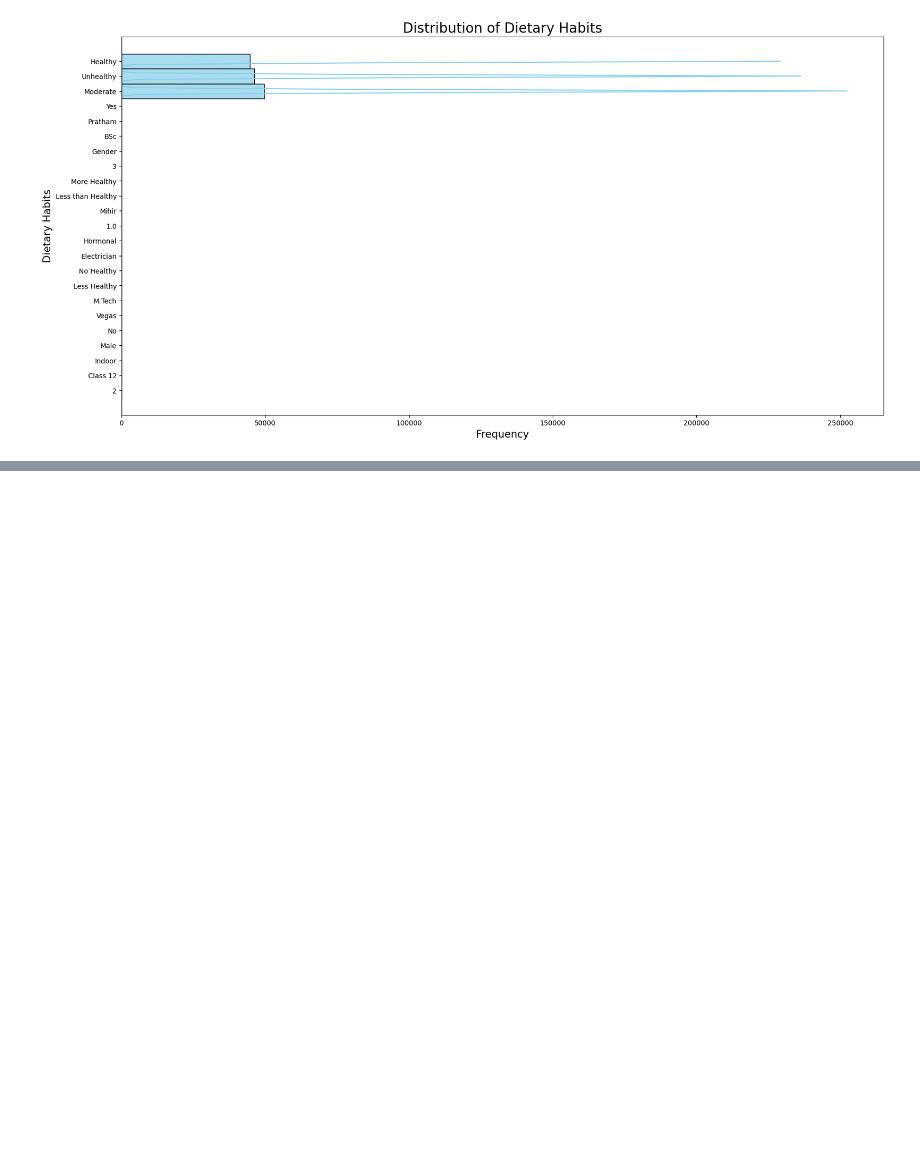
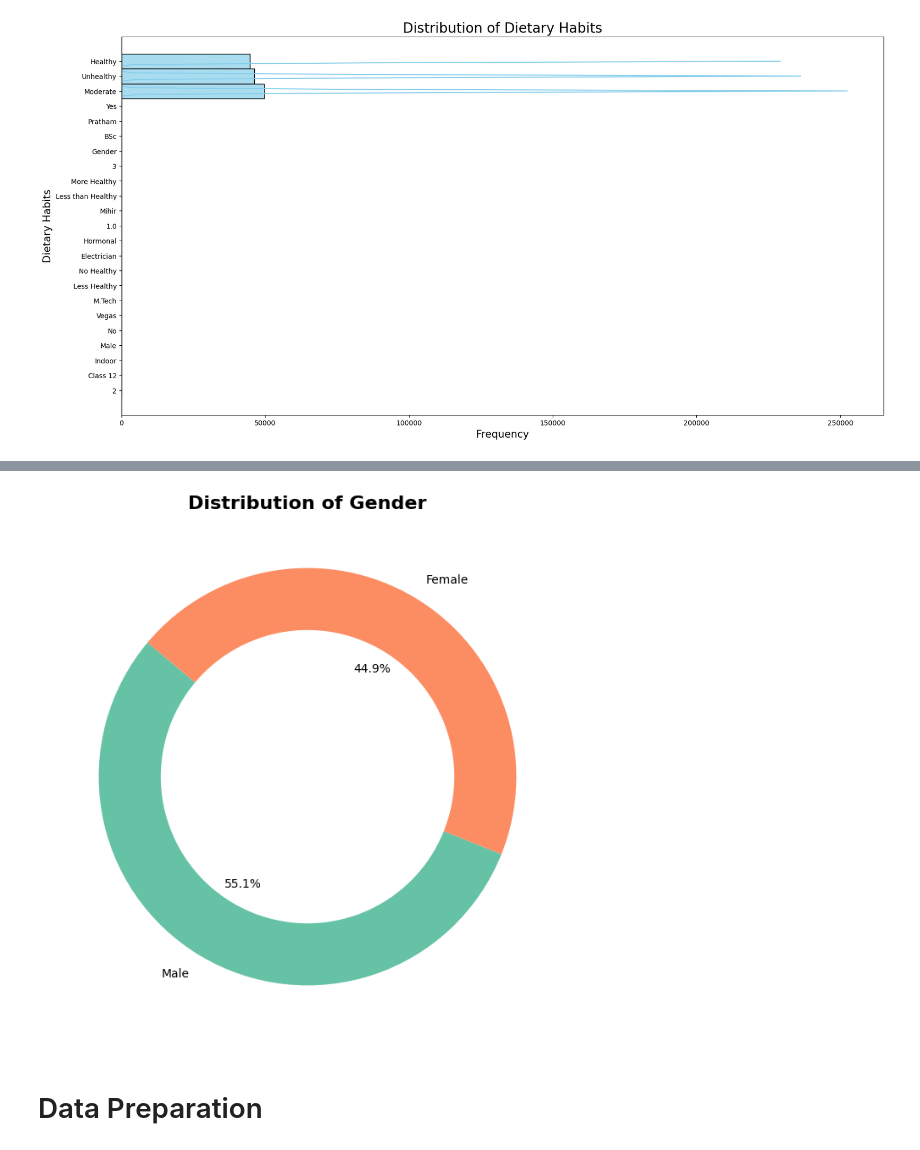
Before and after one commit to lalitssonawane/-Digital-Music-Store-Data-Analysis-using-SQL, a Jupyter notebook: mental-health-prediction-94-accuracy.ipynb, the cells around one changed output, grey strips where cells are left out. Drawn from its saved outputs; the diff is of its cells as text; code cells hidden in the pictures; blank space fills up the shorter version.

```diff
--- a/mental-health-prediction-94-accuracy.ipynb
+++ b/mental-health-prediction-94-accuracy.ipynb
@@ -2171,0 +2225,4 @@ plt.show()
+# %%
+# Fill any unmapped values with a default category or median
+df['Dietary Habits'].fillna(3, inplace=True)  # Example: filling with 'Moderate'
+test['Dietary Habits'].fillna(3, inplace=True)
@@ -2171,0 +2274,3 @@ plt.show()
+# %%
+df.fillna({'Degree': 'Unknown'}, inplace=True)
+test.fillna({'Degree': 'Unknown'}, inplace=True)
@@ -2171,0 +2322,19 @@ plt.show()
+# %%
+def plot_gender_distribution(column_name, data):
+    gender_counts = data.value_counts()
+    colors = ['#66c2a5', '#fc8d62', '#8da0cb', '#e78ac3']  # Custom colors for aesthetic
+
+    # Plot as a donut chart
+    plt.figure(figsize=(8, 8))
+    plt.pie(gender_counts, labels=gender_counts.index, autopct='%1.1f%%', startangle=140, colors=colors)
+    # Donut hole
+    plt.gca().add_artist(plt.Circle((0, 0), 0.70, color='white'))
+    plt.title(f'Distribution of {column_name}', fontsize=16, weight='bold')
+    plt.show()
+
+# Call the function
+plot_gender_distribution('Gender', df['Gender'])
+# %% [output]
+[figure, added]
+# %% [markdown]
+# Data Preparation
```
Also changed, not shown: parts of 18 cells of this notebook.
